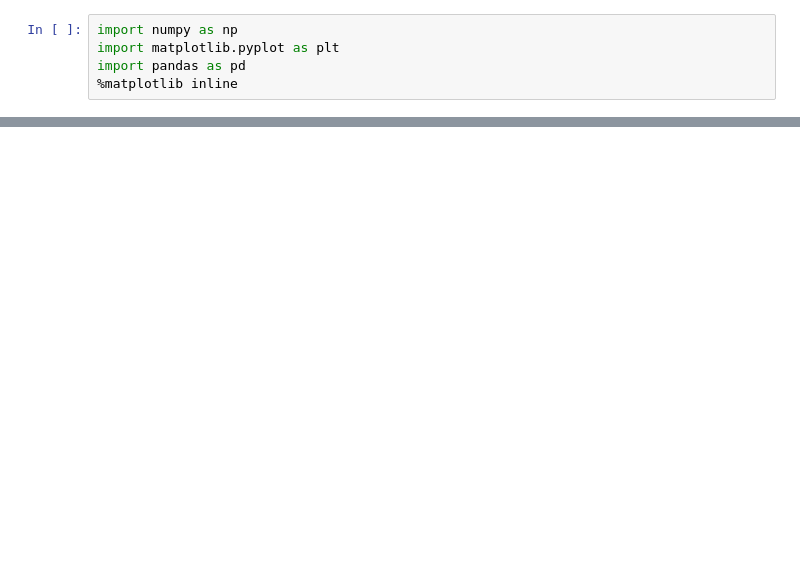
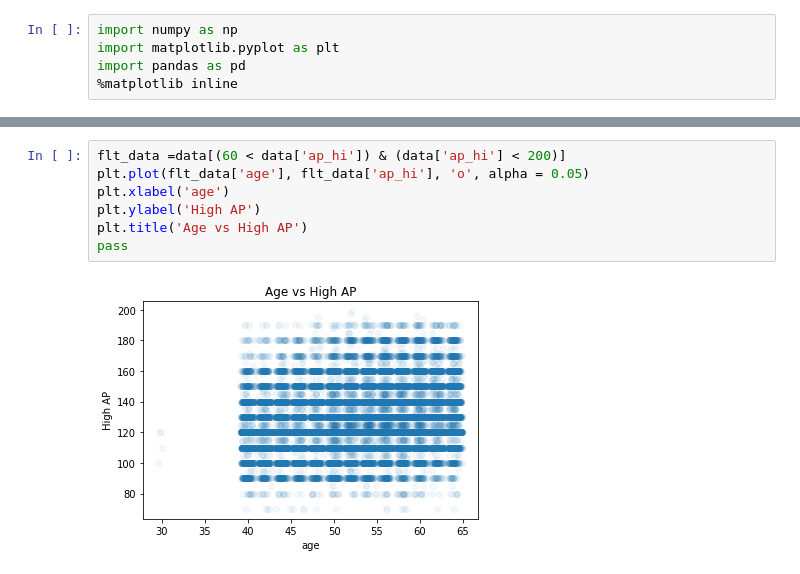
Before and after one commit to DanVev/ml_practice, a Jupyter notebook: data_overview.ipynb, the cells around one changed output, grey strips where cells are left out. Cells and saved outputs as stored; diff of their text form; blank space fills up the shorter version.

```diff
--- a/data_overview.ipynb
+++ b/data_overview.ipynb
@@ -91,0 +119,9 @@ pass
+# %%
+flt_data =data[(60 < data['ap_hi']) & (data['ap_hi'] < 200)]
+plt.plot(flt_data['age'], flt_data['ap_hi'], 'o', alpha = 0.05)
+plt.xlabel('age')
+plt.ylabel('High AP')
+plt.title('Age vs High AP')
+pass
+# %% [output]
+[figure, added]
```
Also changed, not shown: parts of 13 cells of this notebook.
